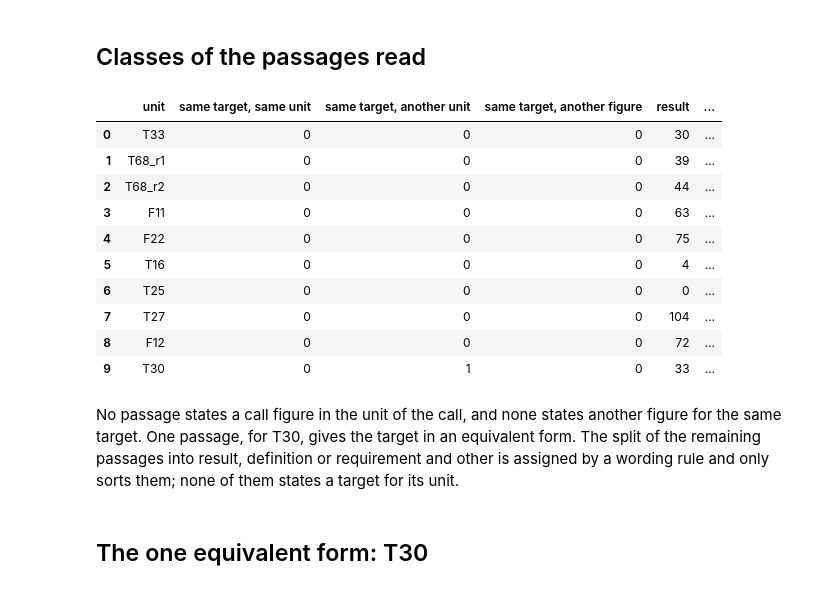
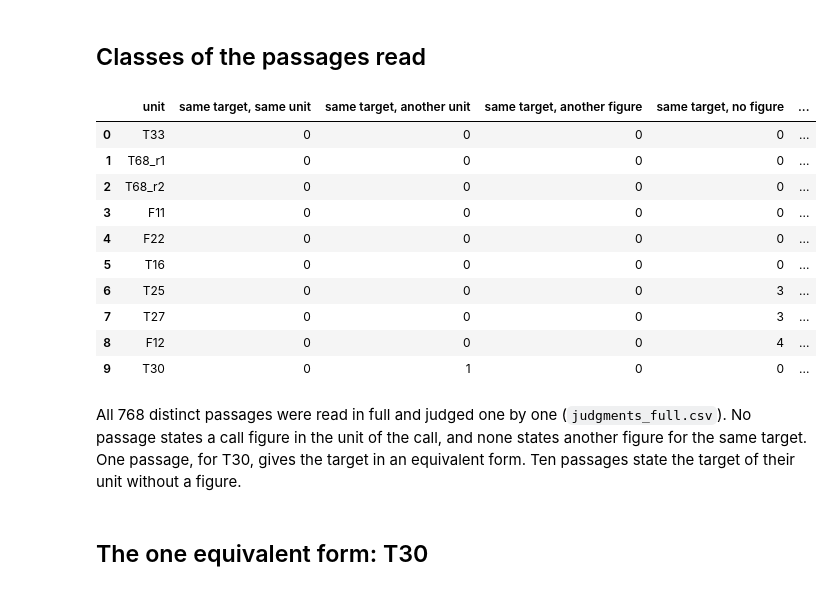
Before and after one commit to maybebool/boe-financial-analysis, a Jupyter notebook: notebooks/roman/03j_equivalent_forms.ipynb, the cells around one changed output. Drawn from its saved outputs; the diff is of its cells as text; code cells hidden in the pictures.

Commit message:
Phase 3j: full reading of all 768 passages, count unchanged at 8

```diff
--- a/notebooks/roman/03j_equivalent_forms.ipynb
+++ b/notebooks/roman/03j_equivalent_forms.ipynb
@@ -76,22 +76,22 @@ Pass A (a figure form near a keyword) gives 904 hits, all read. Pass B (keywords
 # %% [markdown]
 ## Classes of the passages read
 # %%
-classes = ["same target, same unit", "same target, another unit", "same target, another figure", "result", "definition or requirement", "other"]
+classes = ["same target, same unit", "same target, another unit", "same target, another figure", "same target, no figure", "other forward-looking target", "result", "definition or requirement", "other"]
 summary[["unit"] + classes]
 # %% [output]
-|  | unit | same target, same unit | same target, another unit | same target, another figure | result | ... |
-| 0 | T33 | 0 | 0 | 0 | 30 | ... |
-| 1 | T68_r1 | 0 | 0 | 0 | 39 | ... |
-| 2 | T68_r2 | 0 | 0 | 0 | 44 | ... |
-| 3 | F11 | 0 | 0 | 0 | 63 | ... |
-| 4 | F22 | 0 | 0 | 0 | 75 | ... |
-| 5 | T16 | 0 | 0 | 0 | 4 | ... |
-| 6 | T25 | 0 | 0 | 0 | 0 | ... |
-| 7 | T27 | 0 | 0 | 0 | 104 | ... |
-| 8 | F12 | 0 | 0 | 0 | 72 | ... |
-| 9 | T30 | 0 | 1 | 0 | 33 | ... |
+|  | unit | same target, same unit | same target, another unit | same target, another figure | same target, no figure | ... |
+| 0 | T33 | 0 | 0 | 0 | 0 | ... |
+| 1 | T68_r1 | 0 | 0 | 0 | 0 | ... |
+| 2 | T68_r2 | 0 | 0 | 0 | 0 | ... |
+| 3 | F11 | 0 | 0 | 0 | 0 | ... |
+| 4 | F22 | 0 | 0 | 0 | 0 | ... |
+| 5 | T16 | 0 | 0 | 0 | 0 | ... |
+| 6 | T25 | 0 | 0 | 0 | 3 | ... |
+| 7 | T27 | 0 | 0 | 0 | 3 | ... |
+| 8 | F12 | 0 | 0 | 0 | 4 | ... |
+| 9 | T30 | 0 | 1 | 0 | 0 | ... |
 # %% [markdown]
-No passage states a call figure in the unit of the call, and none states another figure for the same target. One passage, for T30, gives the target in an equivalent form. The split of the remaining passages into result, definition or requirement and other is assigned by a wording rule and only sorts them; none of them states a target for its unit.
+All 768 distinct passages were read in full and judged one by one (`judgments_full.csv`). No passage states a call figure in the unit of the call, and none states another figure for the same target. One passage, for T30, gives the target in an equivalent form. Ten passages state the target of their unit without a figure.
 # %% [markdown]
 ## The one equivalent form: T30
 # %%
```
Also changed, not shown: parts of 14 cells of this notebook, 4 other files.
